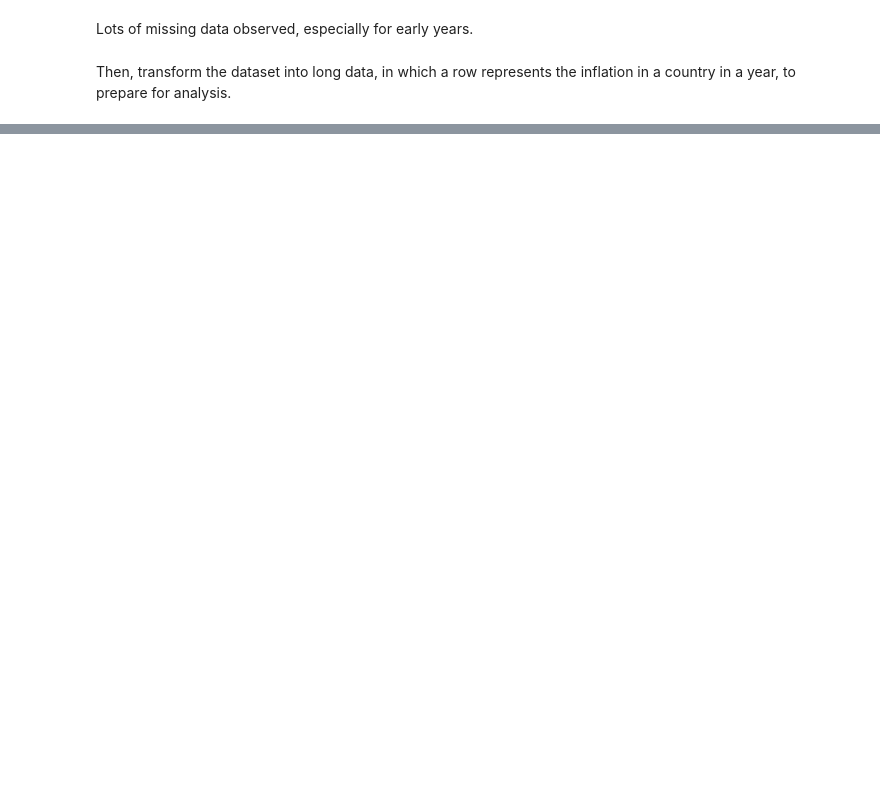
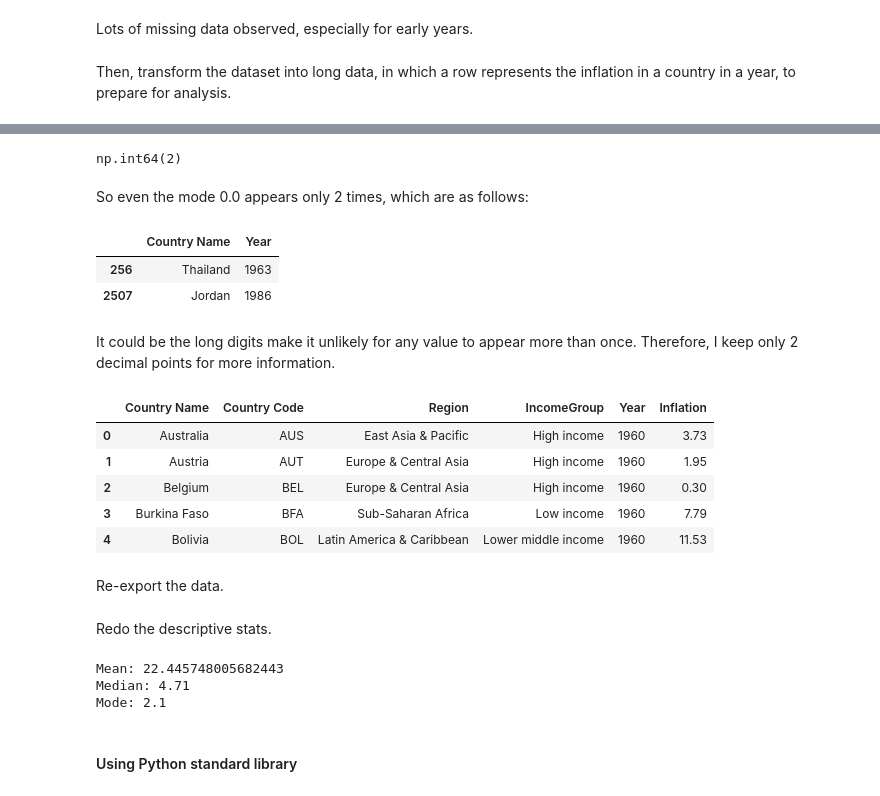
Before and after one commit to iridescen7/iridescen7.github.io, a Jupyter notebook: project1/project1.ipynb, the cells around one changed output, grey strips where cells are left out. Saved outputs shown, nothing was run; the diff lists cells and outputs as text; code cells hidden in the pictures; blank space fills up the shorter version.

```diff
--- a/Project 1/Project 1.ipynb
+++ b/project1/project1.ipynb
@@ -116,0 +182,2 @@ Then, transform the dataset into long data, in which a row represents the inflat
+# %%
+inflation_processed = pd.read_csv("inflation_processed.csv")
@@ -116,0 +218,27 @@ Then, transform the dataset into long data, in which a row represents the inflat
+# %%
+(inflation_processed["Inflation"] == 0).sum()
+# %% [output]
+np.int64(2)
+# %% [markdown]
+So even the mode 0.0 appears only 2 times, which are as follows:
+# %%
+zero_rows = inflation_processed[inflation_processed["Inflation"] == 0]
+zero_rows[["Country Name", "Year"]]
+# %% [output]
+|  | Country Name | Year |
+| 256 | Thailand | 1963 |
+| 2507 | Jordan | 1986 |
+# %% [markdown]
+It could be the long digits make it unlikely for any value to appear more than once. Therefore, I keep only 2 decimal points for more information.
+# %%
+inflation_processed["Inflation"] = inflation_processed["Inflation"].round(2)
+inflation_processed.head()
+# %% [output]
+|  | Country Name | Country Code | Region | IncomeGroup | Year | Inflation |
+| 0 | Australia | AUS | East Asia & Pacific | High income | 1960 | 3.73 |
+| 1 | Austria | AUT | Europe & Central Asia | High income | 1960 | 1.95 |
+| 2 | Belgium | BEL | Europe & Central Asia | High income | 1960 | 0.30 |
+| 3 | Burkina Faso | BFA | Sub-Saharan Africa | Low income | 1960 | 7.79 |
+| 4 | Bolivia | BOL | Latin America & Caribbean | Lower middle income | 1960 | 11.53 |
+# %% [markdown]
+Re-export the data.
@@ -116,0 +247,14 @@ Then, transform the dataset into long data, in which a row represents the inflat
+# %% [markdown]
+Redo the descriptive stats.
+# %%
+rates = inflation_processed["Inflation"]
+
+print("Mean:", rates.mean())
+print("Median:", rates.median())
+print("Mode:", rates.mode().iloc[0])
+# %% [output]
+Mean: 22.445748005682443
+Median: 4.71
+Mode: 2.1
+# %% [markdown]
+#### Using Python standard library
```
Also changed, not shown: parts of 40 cells of this notebook, 10 other files.
